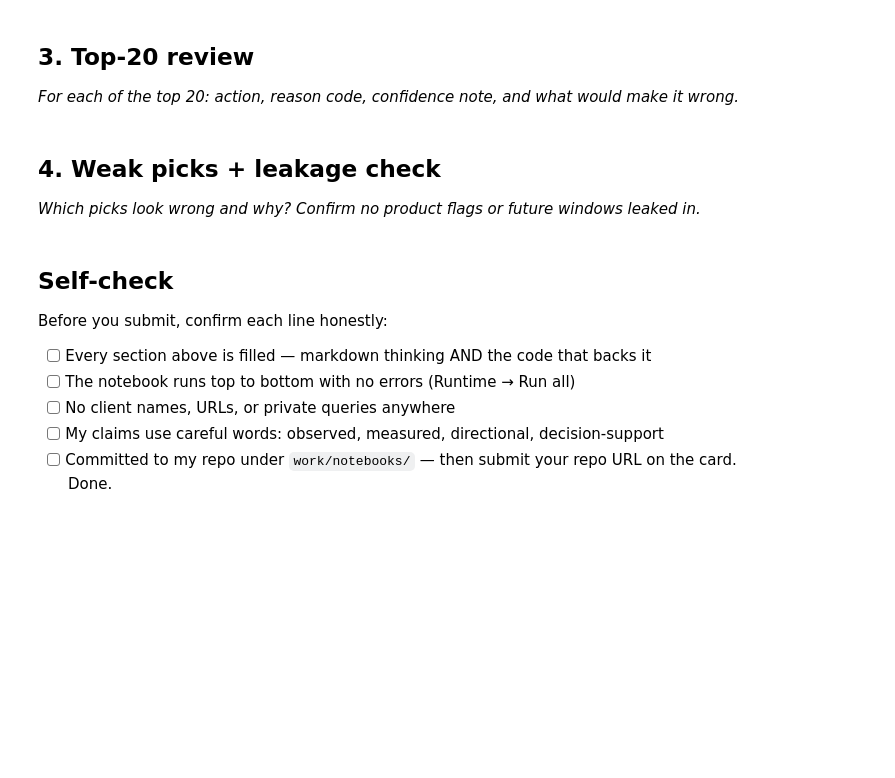
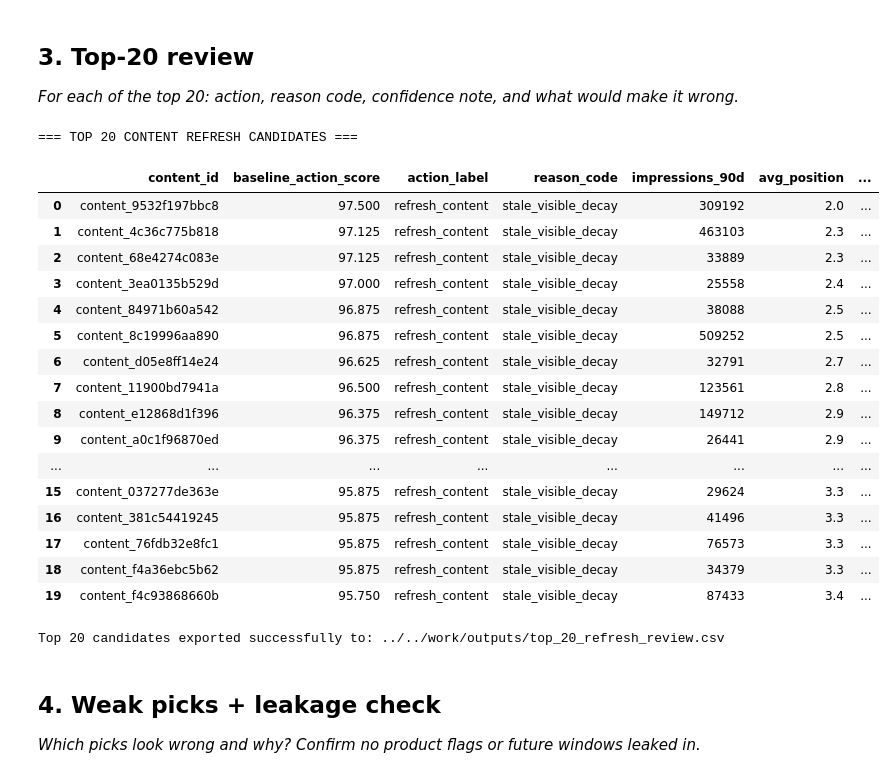
Before and after one commit to ahsan-shakeel/Flyrank_ML_internship, a Jupyter notebook: work/notebooks/w04_baseline_score.ipynb, the cells around one changed output. Cells and saved outputs as stored; diff of their text form; code cells hidden in the pictures; blank space fills up the shorter version.

```diff
--- a/work/notebooks/w04_baseline_score.ipynb
+++ b/work/notebooks/w04_baseline_score.ipynb
@@ -30,3 +188,50 @@ This skeleton is yours to fill. Work the sections **in order** — each one has
+# %%
+# 1. Select the top 20 items from the ranked queue
+top_20_review = ranked_queue.head(20)[[
+    'content_id',
+    'baseline_action_score',
+    'action_label',
+    'reason_code',
+    'impressions_90d',
+    'avg_position',
+    'content_age_days',
+    'ctr'
+]]
+
+# 2. Display the top 20 for manual review
+print("=== TOP 20 CONTENT REFRESH CANDIDATES ===")
+display(top_20_review)
+# %% [output]
+=== TOP 20 CONTENT REFRESH CANDIDATES ===
+|  | content_id | baseline_action_score | action_label | reason_code | impressions_90d | avg_position | ... |
+| 0 | content_9532f197bbc8 | 97.500 | refresh_content | stale_visible_decay | 309192 | 2.0 | ... |
+| 1 | content_4c36c775b818 | 97.125 | refresh_content | stale_visible_decay | 463103 | 2.3 | ... |
+| 2 | content_68e4274c083e | 97.125 | refresh_content | stale_visible_decay | 33889 | 2.3 | ... |
+| 3 | content_3ea0135b529d | 97.000 | refresh_content | stale_visible_decay | 25558 | 2.4 | ... |
+| 4 | content_84971b60a542 | 96.875 | refresh_content | stale_visible_decay | 38088 | 2.5 | ... |
+| 5 | content_8c19996aa890 | 96.875 | refresh_content | stale_visible_decay | 509252 | 2.5 | ... |
+| 6 | content_d05e8ff14e24 | 96.625 | refresh_content | stale_visible_decay | 32791 | 2.7 | ... |
+| 7 | content_11900bd7941a | 96.500 | refresh_content | stale_visible_decay | 123561 | 2.8 | ... |
+| 8 | content_e12868d1f396 | 96.375 | refresh_content | stale_visible_decay | 149712 | 2.9 | ... |
+| 9 | content_a0c1f96870ed | 96.375 | refresh_content | stale_visible_decay | 26441 | 2.9 | ... |
+| ... | ... | ... | ... | ... | ... | ... | ... |
+| 15 | content_037277de363e | 95.875 | refresh_content | stale_visible_decay | 29624 | 3.3 | ... |
+| 16 | content_381c54419245 | 95.875 | refresh_content | stale_visible_decay | 41496 | 3.3 | ... |
+| 17 | content_76fdb32e8fc1 | 95.875 | refresh_content | stale_visible_decay | 76573 | 3.3 | ... |
+| 18 | content_f4a36ebc5b62 | 95.875 | refresh_content | stale_visible_decay | 34379 | 3.3 | ... |
+| 19 | content_f4c93868660b | 95.750 | refresh_content | stale_visible_decay | 87433 | 3.4 | ... |
+# %%
+import os
+
+# Define the output path for the top 20 candidates
+top_20_output_path = '../../work/outputs/top_20_refresh_review.csv'
+
+# Export the top_20_review DataFrame to CSV
+top_20_review.to_csv(top_20_output_path, index=False)
+
+print(f'Top 20 candidates exported successfully to: {top_20_output_path}')
+# %% [output]
+Top 20 candidates exported successfully to: ../../work/outputs/top_20_refresh_review.csv
 # %% [markdown]
 ## 4. Weak picks + leakage check
 
@@ -37,10 +238,0 @@ This skeleton is yours to fill. Work the sections **in order** — each one has
-# %% [markdown]
-## Self-check
-
-Before you submit, confirm each line honestly:
-
-- [ ] Every section above is filled — markdown thinking AND the code that backs it
-- [ ] The notebook runs top to bottom with no errors (Runtime → Run all)
-- [ ] No client names, URLs, or private queries anywhere
-- [ ] My claims use careful words: observed, measured, directional, decision-support
-- [ ] Committed to my repo under `work/notebooks/` — then submit your repo URL on the card. Done.
```
Also changed, not shown: parts of 14 cells of this notebook.
